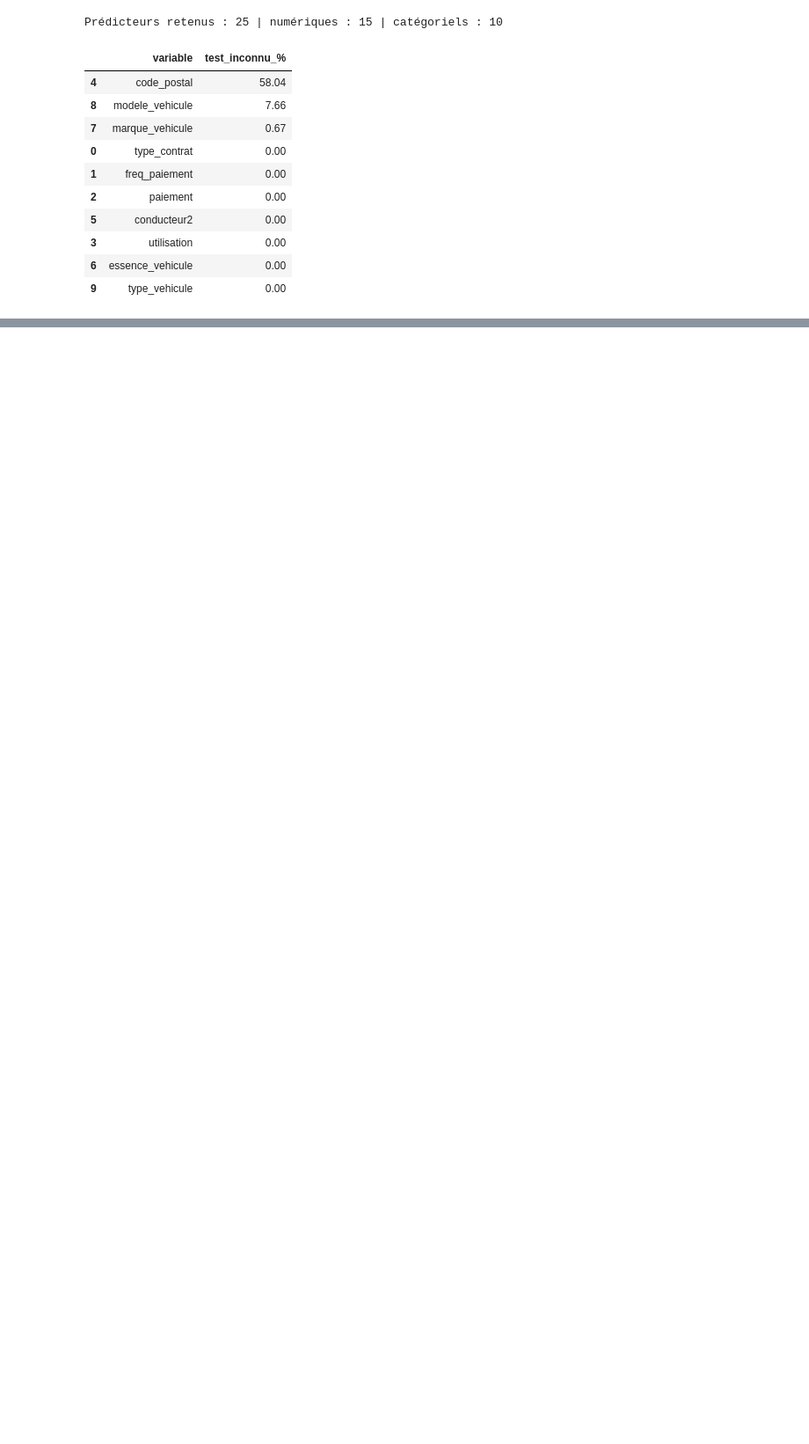
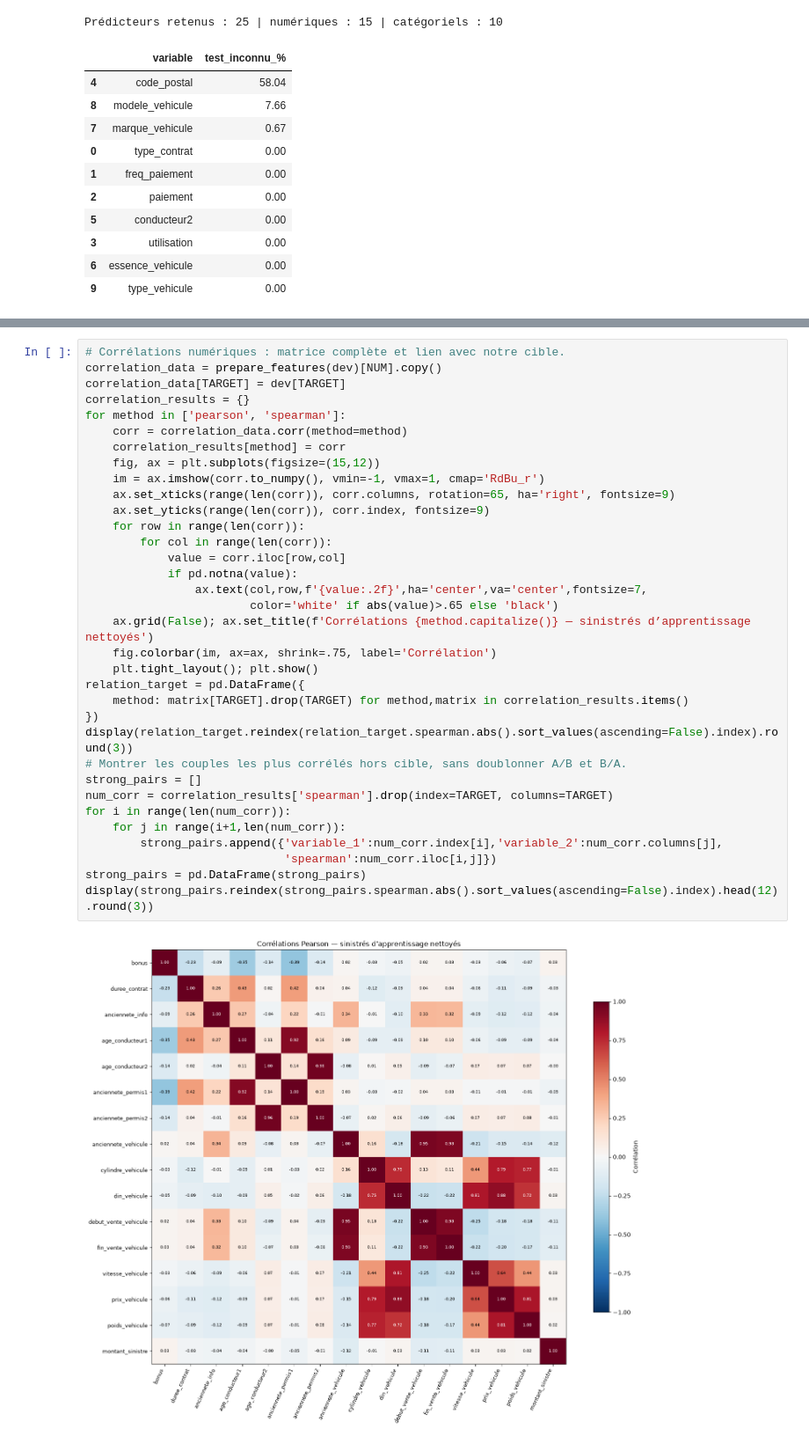
Before and after one commit to MaximilienCY/TD-Tarification-automobile-par-Machine-Learning, a Jupyter notebook: modele_gravite.ipynb, the cells around one changed output, grey strips where cells are left out. Shown at 88% size. Saved outputs shown, nothing was run; the diff lists cells and outputs as text; blank space fills up the shorter version.

```diff
--- a/modele_gravite.ipynb
+++ b/modele_gravite.ipynb
@@ -769,0 +653,36 @@ Contrôles finaux : OK
+# %%
+# Corrélations numériques : matrice complète et lien avec notre cible.
+correlation_data = prepare_features(dev)[NUM].copy()
+correlation_data[TARGET] = dev[TARGET]
+correlation_results = {}
+for method in ['pearson', 'spearman']:
+    corr = correlation_data.corr(method=method)
+    correlation_results[method] = corr
+    fig, ax = plt.subplots(figsize=(15,12))
+    im = ax.imshow(corr.to_numpy(), vmin=-1, vmax=1, cmap='RdBu_r')
+    ax.set_xticks(range(len(corr)), corr.columns, rotation=65, ha='right', fontsize=9)
+    ax.set_yticks(range(len(corr)), corr.index, fontsize=9)
+    for row in range(len(corr)):
+        for col in range(len(corr)):
+            value = corr.iloc[row,col]
+            if pd.notna(value):
+                ax.text(col,row,f'{value:.2f}',ha='center',va='center',fontsize=7,
+                        color='white' if abs(value)>.65 else 'black')
+    ax.grid(False); ax.set_title(f'Corrélations {method.capitalize()} — sinistrés d’apprentissage nettoyés')
+    fig.colorbar(im, ax=ax, shrink=.75, label='Corrélation')
+    plt.tight_layout(); plt.show()
+relation_target = pd.DataFrame({
+    method: matrix[TARGET].drop(TARGET) for method,matrix in correlation_results.items()
+})
+display(relation_target.reindex(relation_target.spearman.abs().sort_values(ascending=False).index).round(3))
+# Montrer les couples les plus corrélés hors cible, sans doublonner A/B et B/A.
+strong_pairs = []
+num_corr = correlation_results['spearman'].drop(index=TARGET, columns=TARGET)
+for i in range(len(num_corr)):
+    for j in range(i+1,len(num_corr)):
+        strong_pairs.append({'variable_1':num_corr.index[i],'variable_2':num_corr.columns[j],
+                             'spearman':num_corr.iloc[i,j]})
+strong_pairs = pd.DataFrame(strong_pairs)
+display(strong_pairs.reindex(strong_pairs.spearman.abs().sort_values(ascending=False).index).head(12).round(3))
+# %% [output]
+[figure, added]
```
Also changed, not shown: parts of 49 cells of this notebook, 13 other files.
